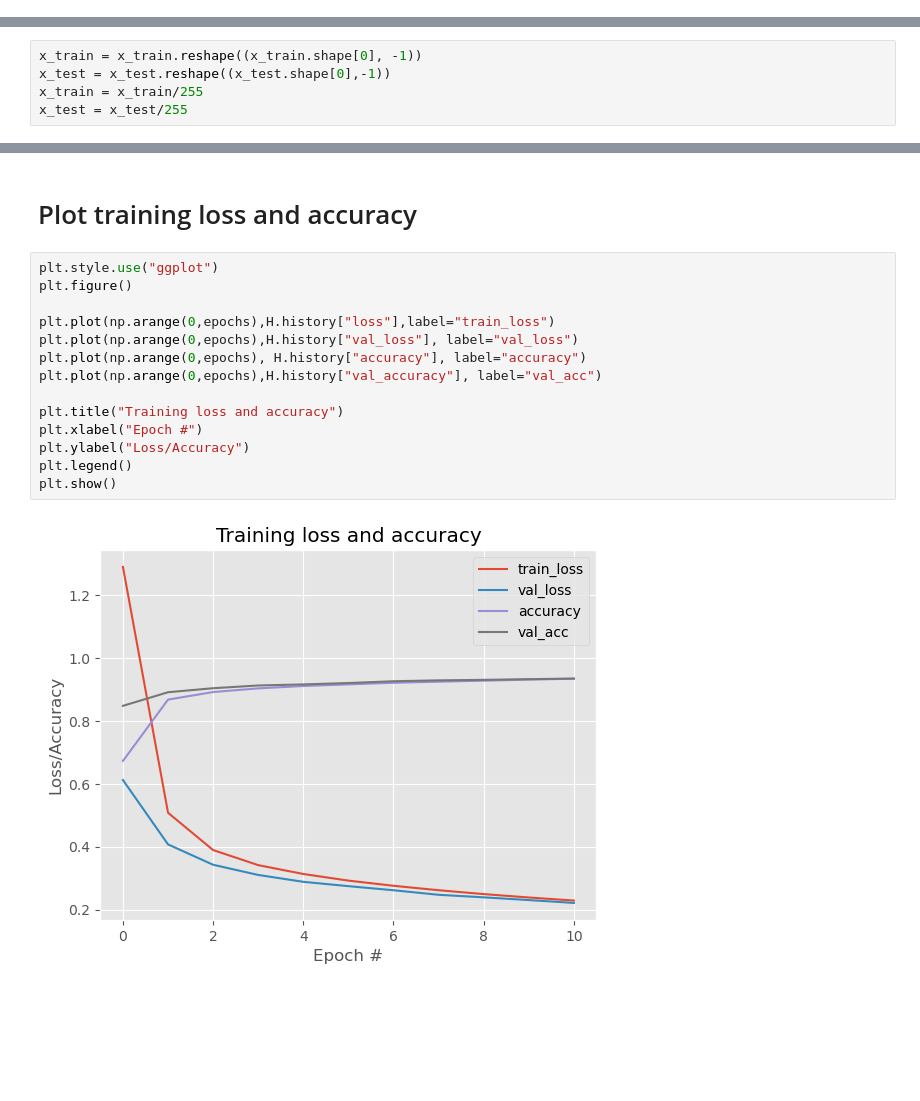
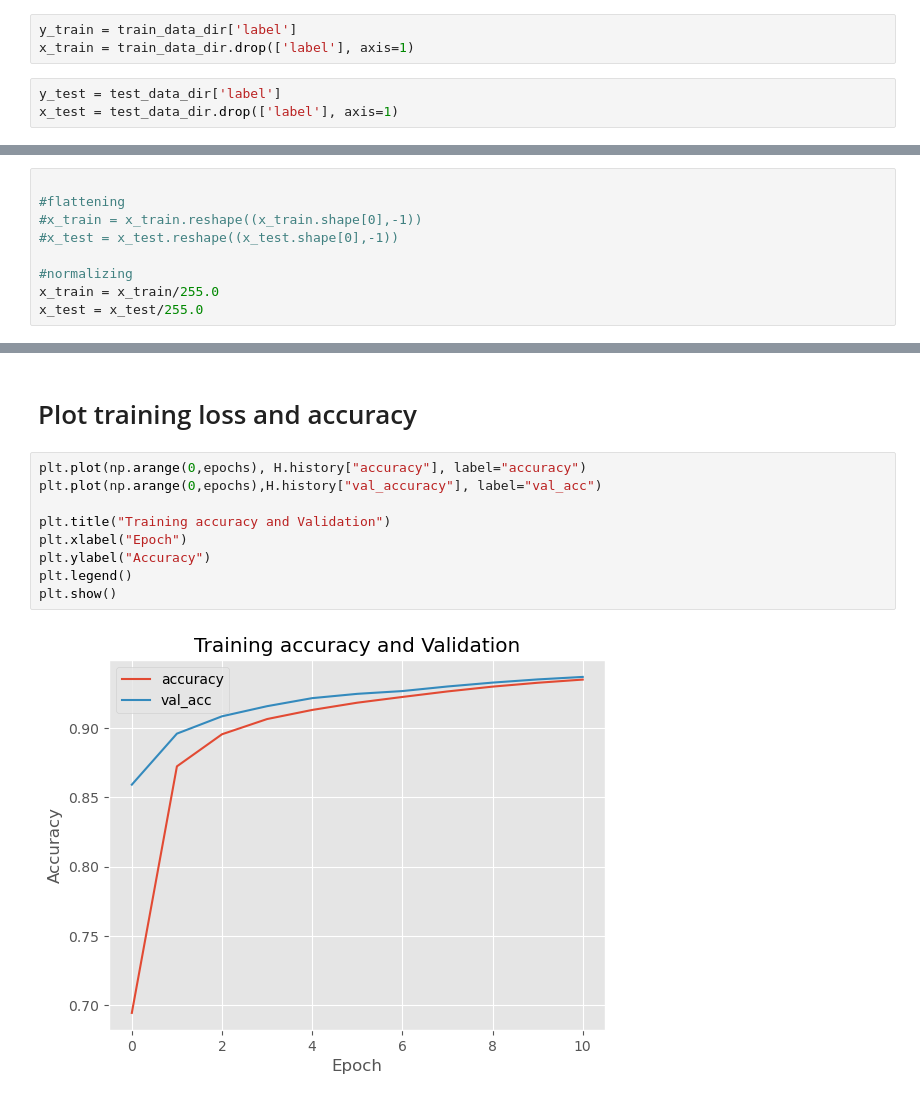
Before and after one commit to AbhijitKhyade/BE-IT, a Jupyter notebook: Semester 7/FNN using MNIST.ipynb, the cells around one changed output, grey strips where cells are left out. Cells and saved outputs as stored; diff of their text form; blank space fills up the shorter version.

```diff
--- a/Semester 7/FNN using MNIST.ipynb
+++ b/Semester 7/FNN using MNIST.ipynb
@@ -16,0 +20,6 @@ import numpy as np
+# %%
+y_train = train_data_dir['label']
+x_train = train_data_dir.drop(['label'], axis=1)
+# %%
+y_test = test_data_dir['label']
+x_test = test_data_dir.drop(['label'], axis=1)
@@ -19,3 +38,12 @@ import numpy as np
+# %%
+
+#flattening
+#x_train = x_train.reshape((x_train.shape[0],-1))
+#x_test = x_test.reshape((x_test.shape[0],-1))
+
+#normalizing
+x_train = x_train/255.0
+x_test = x_test/255.0
 # %%
 print(x_train.shape)
 print(x_test.shape)
@@ -26,9 +54,4 @@ print(y_train.shape)
 (60000,)
-# %%
-x_train = x_train.reshape((x_train.shape[0], -1))
-x_test = x_test.reshape((x_test.shape[0],-1))
-x_train = x_train/255
-x_test = x_test/255
 # %%
 print(x_train.shape)
 print(x_test.shape)
@@ -105,18 +128,13 @@ weighted avg       0.94      0.94      0.94     10000
 # %% [markdown]
 # Plot training loss and accuracy
 # %%
-plt.style.use("ggplot")
-plt.figure()
-
-plt.plot(np.arange(0,epochs),H.history["loss"],label="train_loss")
-plt.plot(np.arange(0,epochs),H.history["val_loss"], label="val_loss")
 plt.plot(np.arange(0,epochs), H.history["accuracy"], label="accuracy")
 plt.plot(np.arange(0,epochs),H.history["val_accuracy"], label="val_acc")
 
-plt.title("Training loss and accuracy")
-plt.xlabel("Epoch #")
-plt.ylabel("Loss/Accuracy")
+plt.title("Training accuracy and Validation")
+plt.xlabel("Epoch")
+plt.ylabel("Accuracy")
 plt.legend()
 plt.show()
 # %% [output]
-[figure, old version]
+[figure, new version]
```
Also changed, not shown: parts of 8 cells of this notebook, 1 other file.
